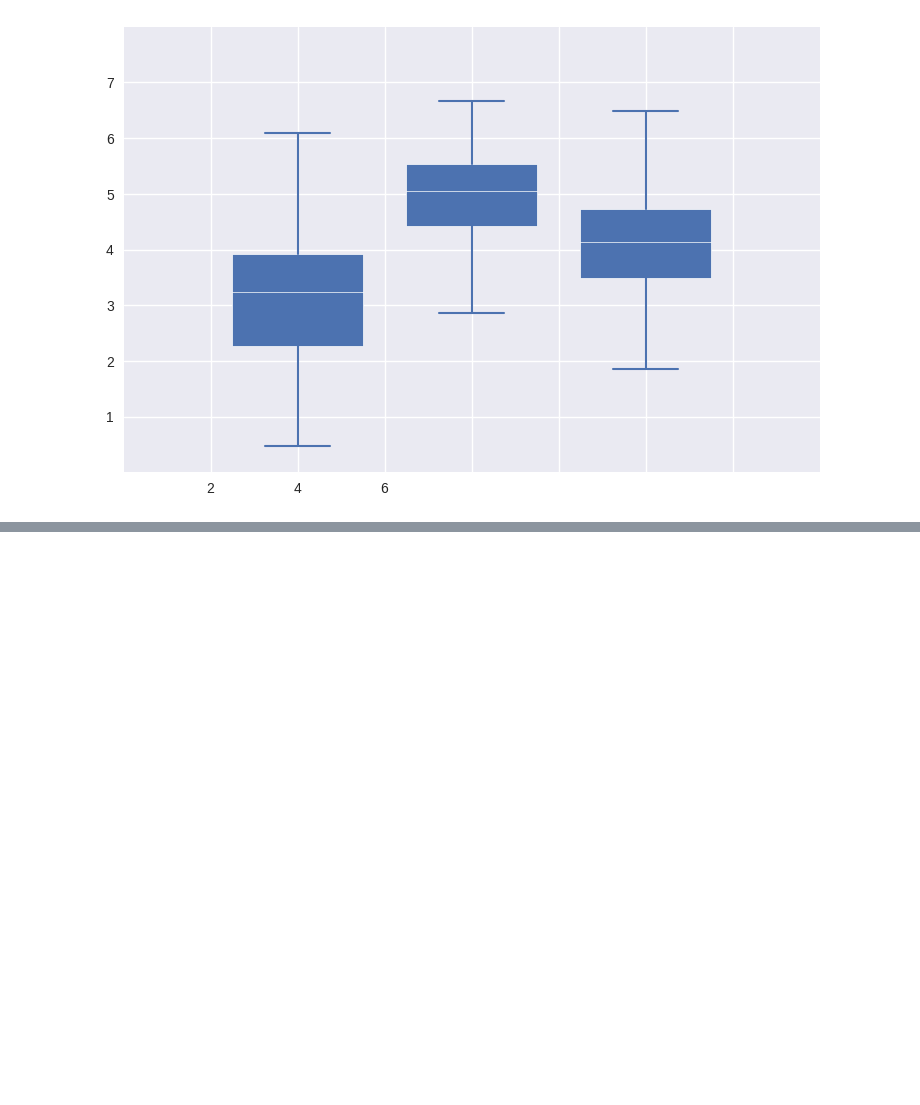
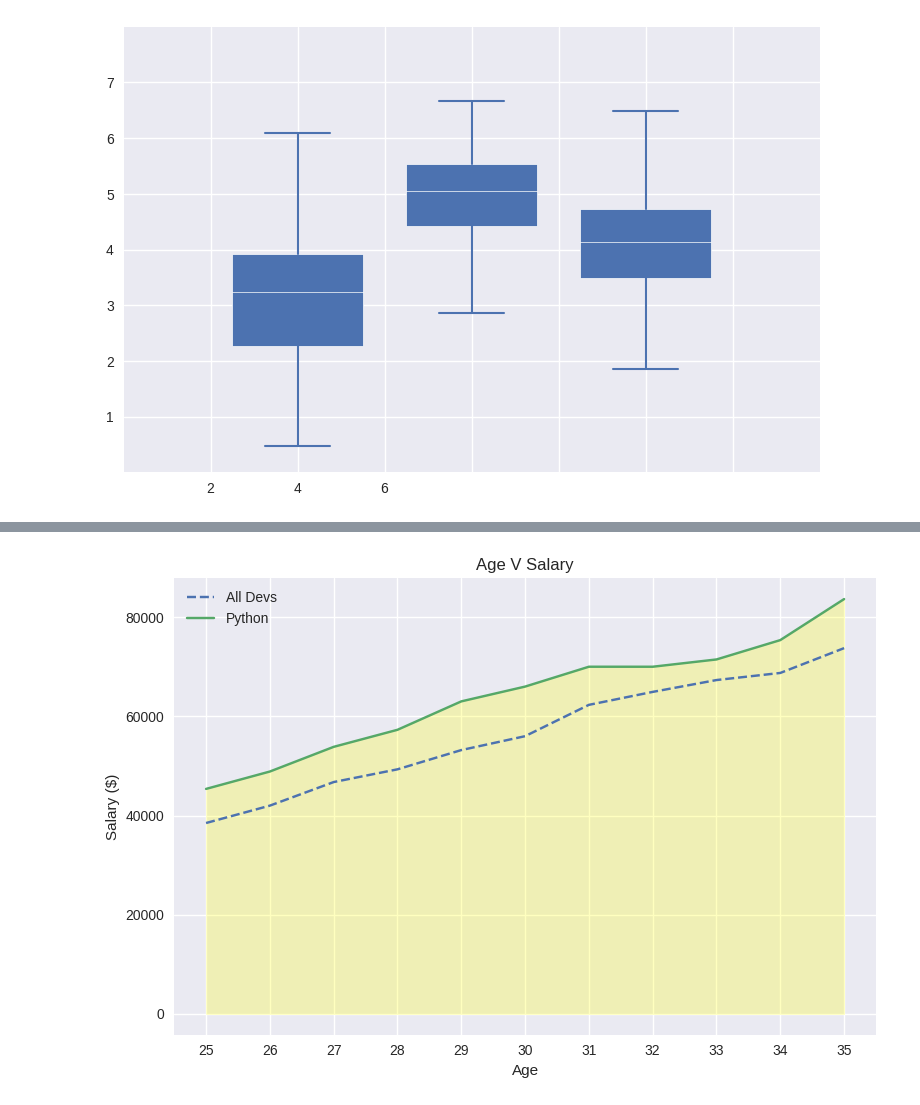
Before and after one commit to Mark12481632/Python-Language, a Jupyter notebook: Matplotlib.ipynb, the cells around one changed output, grey strips where cells are left out. Saved outputs shown, nothing was run; the diff lists cells and outputs as text; code cells hidden in the pictures; blank space fills up the shorter version.

Commit message:
Added Filling Areas of a Plot

```diff
--- a/Matplotlib.ipynb
+++ b/Matplotlib.ipynb
@@ -478,0 +507,19 @@ drwxr-xr-x 4 root root  4096 May  9 13:24 .config
+# %%
+# Plot fills (1)
+
+plt.plot(ages, dev_salaries, label='All Devs', linestyle='--')
+plt.plot(ages, py_dev_salaries, label='Python')
+plt.legend()
+
+# Fill area between ages and Python salaries.
+# alpha defines transparency (0-1)
+plt.fill_between(ages, py_dev_salaries, alpha=0.25, color='yellow')
+
+# plt.title => ax.set_title, plt.xlabel => ax.set_xlabel, etc.
+plt.xlabel('Age')
+plt.ylabel('Salary ($)')
+plt.title('Age V Salary')
+
+plt.tight_layout()
+# %% [output]
+[figure, added]
```
Also changed, not shown: parts of 6 cells of this notebook.
